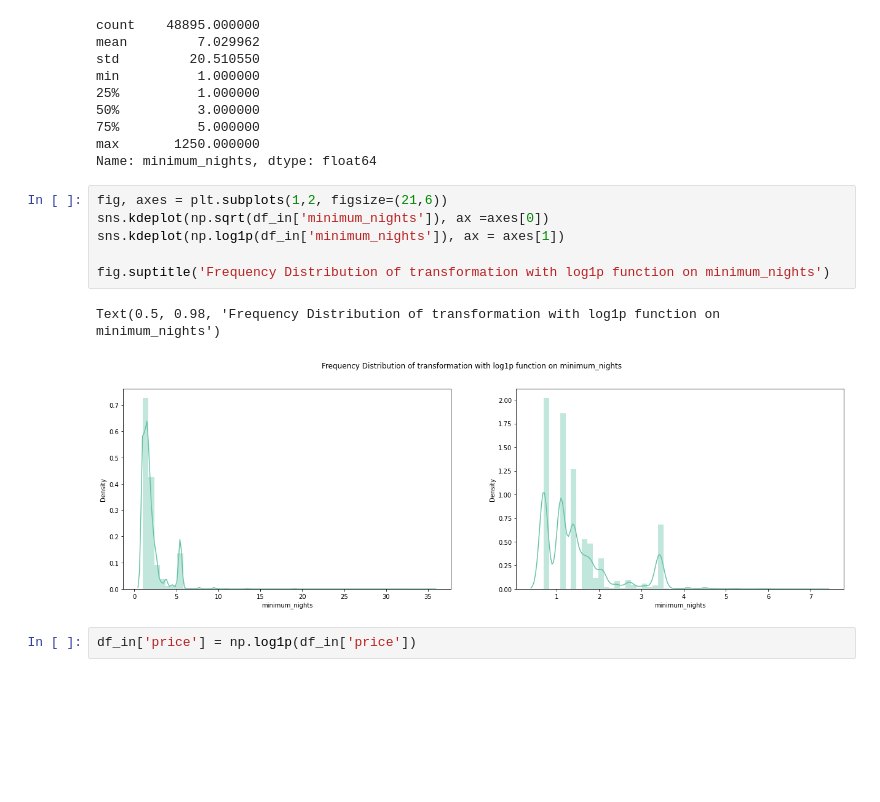
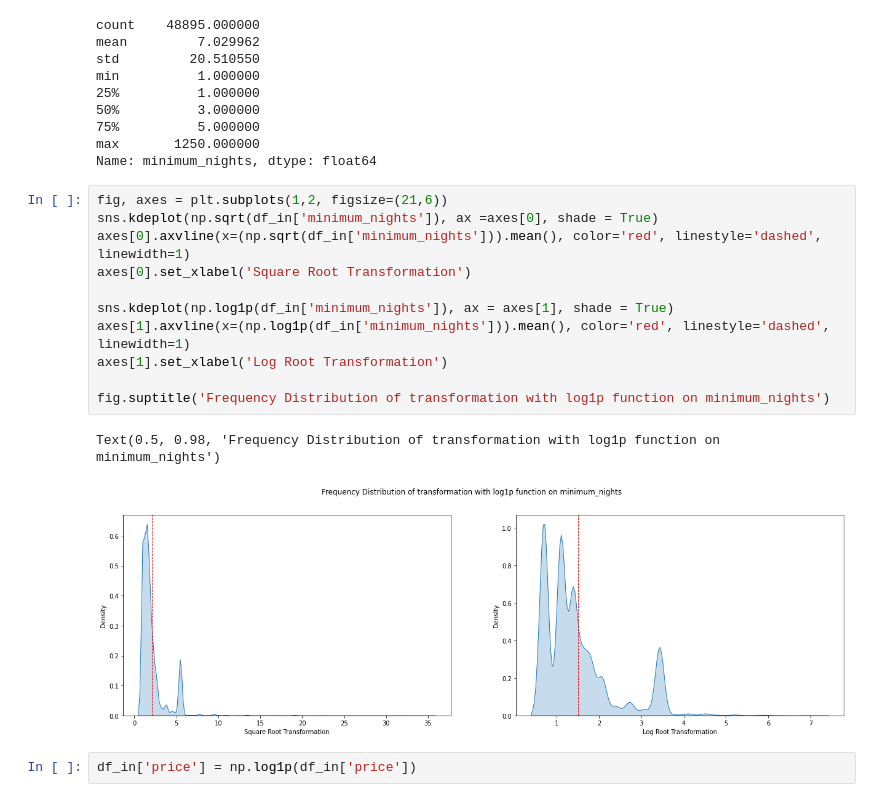
Before and after one commit to arunjegathesh/airbnb_ensemble_learning, a Jupyter notebook: Ensemble_Project_v1.ipynb, the cells around one changed output. Drawn from its saved outputs; the diff is of its cells as text; blank space fills up the shorter version.

```diff
--- a/Ensemble_Project_v1.ipynb
+++ b/Ensemble_Project_v1.ipynb
@@ -314,13 +312,18 @@ max       1250.000000
 Name: minimum_nights, dtype: float64
 # %%
 fig, axes = plt.subplots(1,2, figsize=(21,6))
-sns.kdeplot(np.sqrt(df_in['minimum_nights']), ax =axes[0])
-sns.kdeplot(np.log1p(df_in['minimum_nights']), ax = axes[1])
+sns.kdeplot(np.sqrt(df_in['minimum_nights']), ax =axes[0], shade = True)
+axes[0].axvline(x=(np.sqrt(df_in['minimum_nights'])).mean(), color='red', linestyle='dashed', linewidth=1)
+axes[0].set_xlabel('Square Root Transformation')
+
+sns.kdeplot(np.log1p(df_in['minimum_nights']), ax = axes[1], shade = True)
+axes[1].axvline(x=(np.log1p(df_in['minimum_nights'])).mean(), color='red', linestyle='dashed', linewidth=1)
+axes[1].set_xlabel('Log Root Transformation')
 
 fig.suptitle('Frequency Distribution of transformation with log1p function on minimum_nights')
 # %% [output]
 Text(0.5, 0.98, 'Frequency Distribution of transformation with log1p function on minimum_nights')
-[figure, old version]
+[figure, new version]
 # %%
 df_in['price'] = np.log1p(df_in['price'])
 # %%
```
Also changed, not shown: parts of 19 cells of this notebook.
